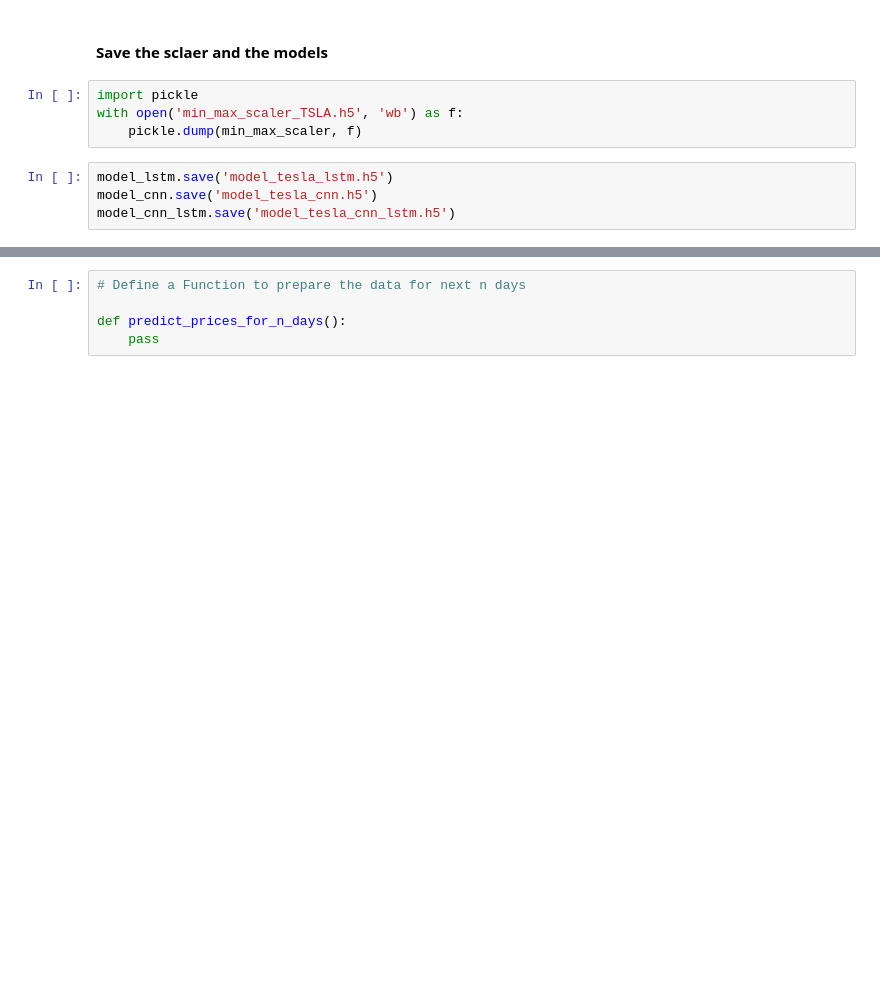
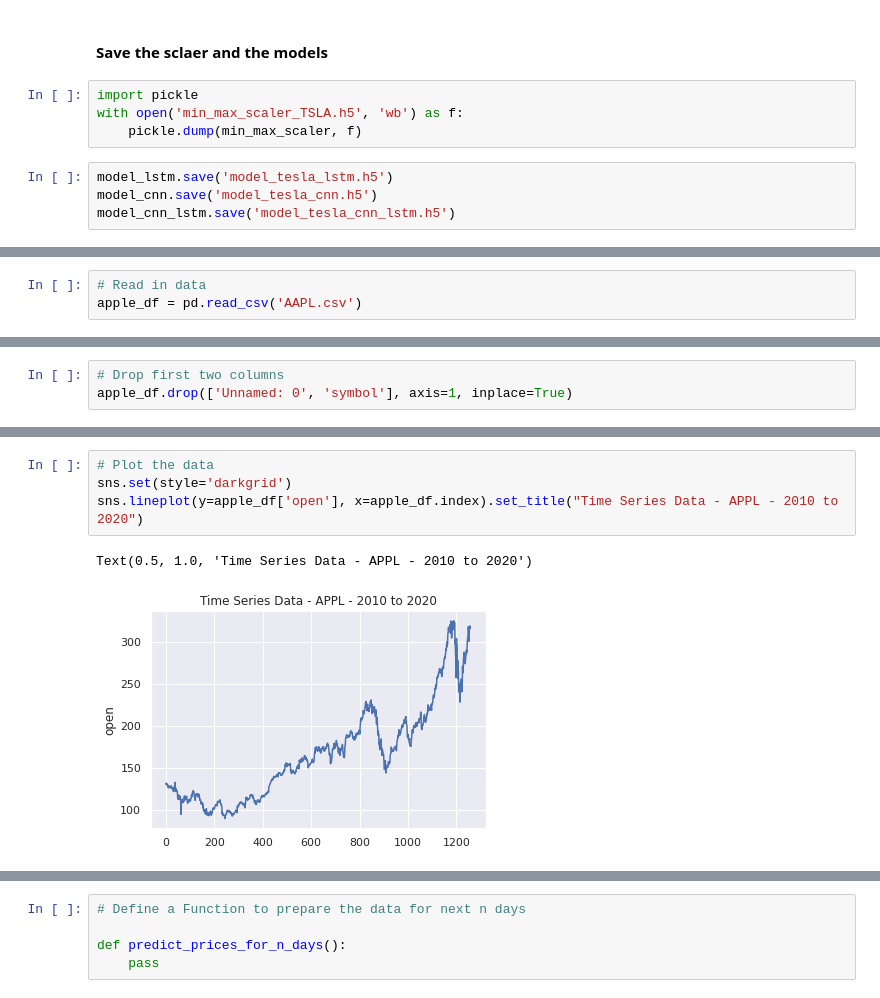
Before and after one commit to gagansingh894/Stocks-Forecasting-Using-Deep-Learning-and-Time-Series-Models-Web-Application, a Jupyter notebook: Analysis/Analysis.ipynb, the cells around one changed output, grey strips where cells are left out. Saved outputs shown, nothing was run; the diff lists cells and outputs as text; blank space fills up the shorter version.

Commit message:
Models for apple ready

```diff
--- a/Analysis/Analysis.ipynb
+++ b/Analysis/Analysis.ipynb
@@ -399,0 +410,3 @@ model_cnn_lstm.save('model_tesla_cnn_lstm.h5')
+# %%
+# Read in data
+apple_df = pd.read_csv('AAPL.csv')
@@ -399,0 +434,3 @@ model_cnn_lstm.save('model_tesla_cnn_lstm.h5')
+# %%
+# Drop first two columns
+apple_df.drop(['Unnamed: 0', 'symbol'], axis=1, inplace=True)
@@ -399,0 +455,7 @@ model_cnn_lstm.save('model_tesla_cnn_lstm.h5')
+# %%
+# Plot the data
+sns.set(style='darkgrid')
+sns.lineplot(y=apple_df['open'], x=apple_df.index).set_title("Time Series Data - APPL - 2010 to 2020")
+# %% [output]
+Text(0.5, 1.0, 'Time Series Data - APPL - 2010 to 2020')
+[figure, added]
```
Also changed, not shown: parts of 47 cells of this notebook, 7 other files.
